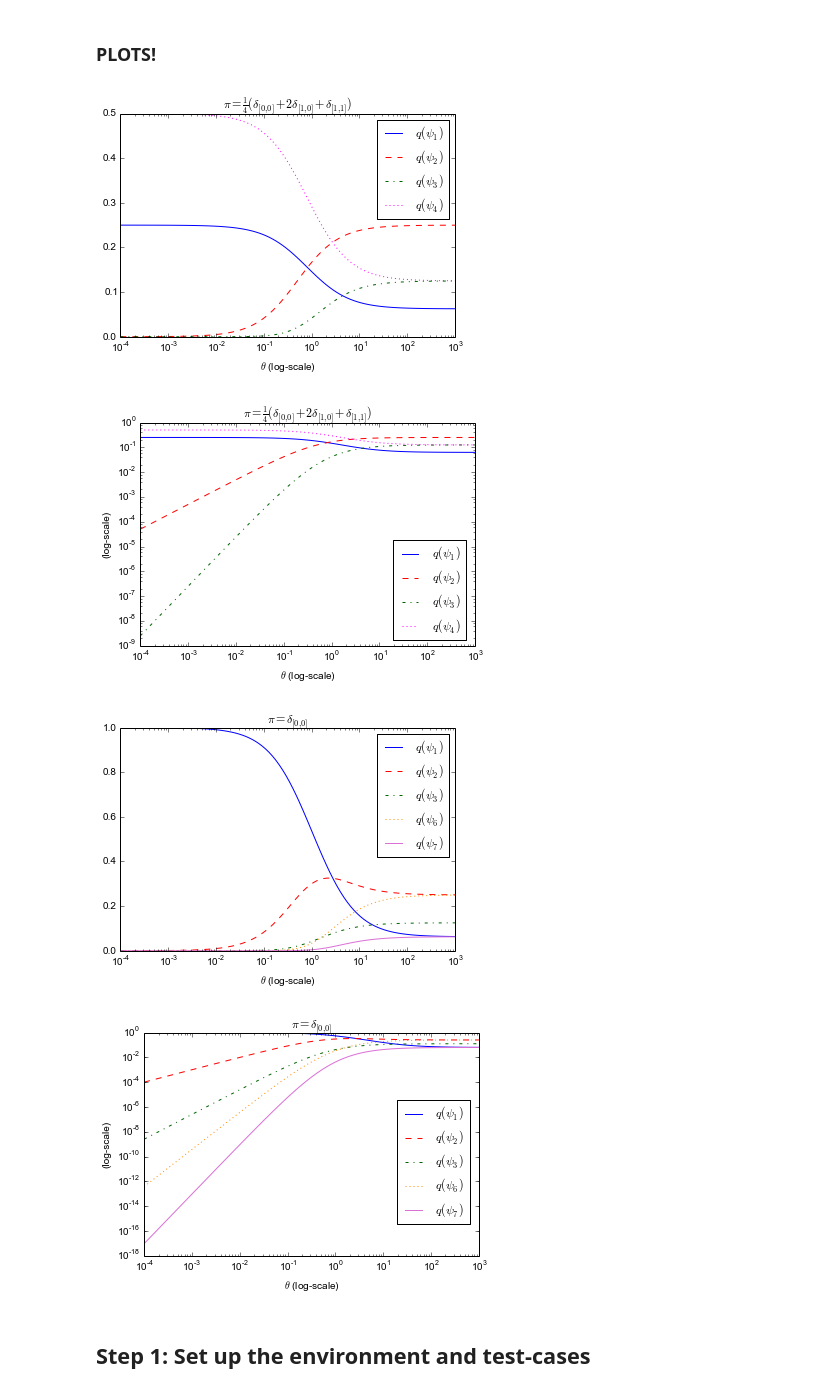
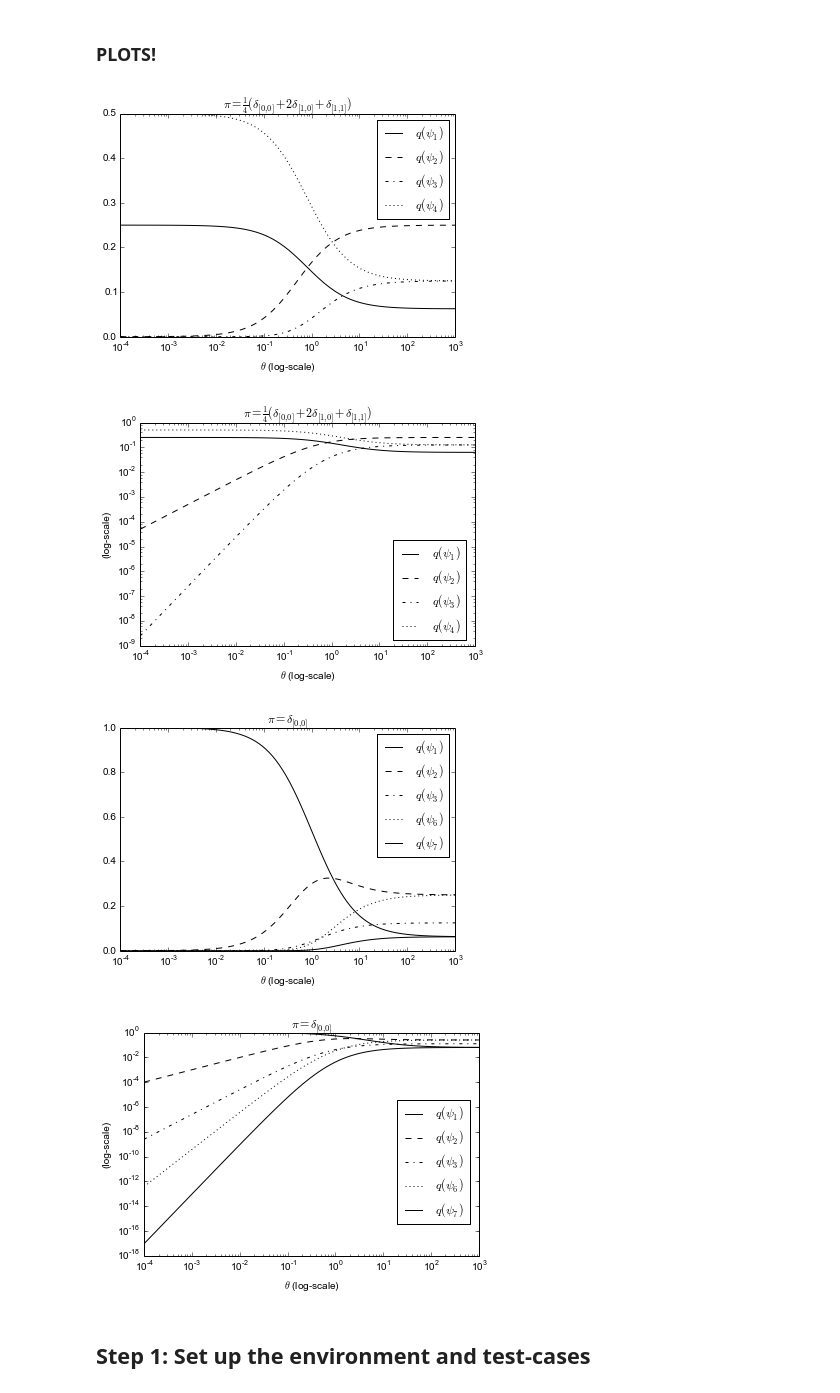
Before and after one commit to Cronjaeger/almost-infinite-sites-recursions, a Jupyter notebook: ipython_notebooks/Generate Plots for Figures 7.ipynb, the cells around one changed output. Saved outputs shown, nothing was run; the diff lists cells and outputs as text; code cells hidden in the pictures.

```diff
--- a/ipython_notebooks/Generate Plots for Figures 7.ipynb
+++ b/ipython_notebooks/Generate Plots for Figures 7.ipynb
@@ -255,15 +255,28 @@ styles = {
     9: 'solid'
 }
 
+# colors ={
+#     3: 'blue',
+#     4: 'red',
+#     5: 'darkgreen',
+#     6: 'magenta',
+#     7: 'brown',
+#     8: 'darkorange',
+#     9: 'orchid'
+# }
+
 colors ={
-    3: 'blue',
-    4: 'red',
-    5: 'darkgreen',
-    6: 'magenta',
-    7: 'brown',
-    8: 'darkorange',
-    9: 'orchid'
+    3: 'black',
+    4: 'black',
+    5: 'black',
+    6: 'black',
+    7: 'black',
+    8: 'black',
+    9: 'black'
 }
+
+
+
 
 
 plt.figure(3)
@@ -277,9 +290,9 @@ plt.xscale('log')
 plt.xlabel('$\\theta$ (log-scale)')
 plt.title('$\pi = \\frac{1}{4}(\delta_{[0 , 0]} + 2\delta_{[1 , 0]} + \delta_{[1 , 1]})$')
 
-figure_paths = generate_figure_paths('AIS_symetric_boundary')
-#for path in figure_paths:
-    #plt.savefig(path)
+figure_paths = generate_figure_paths('AIS_symetric_boundary_no_color')
+for path in figure_paths:
+    plt.savefig(path)
 
 plt.show()
 plt.close()
@@ -299,52 +312,52 @@ plt.ylabel('(log-scale)')
 #plt.title('$q_i$ for $i \\in \\{ 3,4,5\\}$, $\pi = \\frac{1}{4}(\delta_0 + 2\delta_1 + \delta_2)$')
 plt.title('$\pi = \\frac{1}{4}(\delta_{[0 , 0]} + 2\delta_{[1 , 0]} + \delta_{[1 , 1]})$')
 
-figure_paths = generate_figure_paths('AIS_symetric_boundary_log-log')
-#for path in figure_paths:
-    #plt.savefig(path)
+figure_paths = generate_figure_paths('AIS_symetric_boundary_log-log_no_color')
+for path in figure_paths:
+    plt.savefig(path)
 
 plt.show()
 plt.close()
 # %% [output]
-[figure, old version]
+[figure, new version]
-[figure, old version]
+[figure, new version]
 # %%
 plt.figure(3)
 for i in (3,4,5,8,9):
     likelihhods = [solutions_AIS[(theta,pi2_AIS)][i] for theta in thetas]
     plt.plot(thetas,likelihhods, label = labels[i], linestyle = styles[i], color = colors[i])
 plt.xscale('log')
 plt.xlabel(r'$\theta$ (log-scale)')
 plt.title(r'$\pi = \delta_{[0, 0]}$')
 plt.legend()
 
-figure_paths = generate_figure_paths('AIS_non-symetric_boundary')
-#for path in figure_paths:
-    #plt.savefig(path)
+figure_paths = generate_figure_paths('AIS_non-symetric_boundary_no_color')
+for path in figure_paths:
+    plt.savefig(path)
 
 plt.show()
 plt.close()
 
 plt.figure(4)
 for i in (3,4,5,8,9):
     likelihhods = [solutions_AIS[(theta,pi2_AIS)][i] for theta in thetas]
     plt.plot(thetas,likelihhods, label = labels[i], linestyle = styles[i], color = colors[i])
 plt.xscale('log')
 plt.yscale('log')
 plt.xlabel(r'$\theta$ (log-scale)')
 plt.ylabel('(log-scale)')
 plt.title(r'$\pi = \delta_{[0, 0]}$')
 plt.legend(bbox_to_anchor=(0.99, 0.725))
 
-figure_paths = generate_figure_paths('AIS_non-symetric_boundary_log-log')
-#for path in figure_paths:
-    #plt.savefig(path)
+figure_paths = generate_figure_paths('AIS_non-symetric_boundary_log-log_no_color')
+for path in figure_paths:
+    plt.savefig(path)
 
 plt.show()
 plt.close()
 # %% [output]
-[figure, old version]
+[figure, new version]
-[figure, old version]
+[figure, new version]
 # %% [markdown]
 ## Step 1: Set up the environment and test-cases
 # %% [markdown]
```
Also changed, not shown: parts of 7 cells of this notebook.
